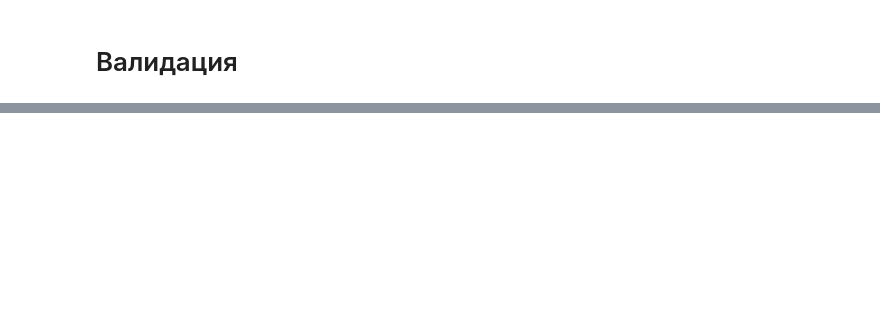
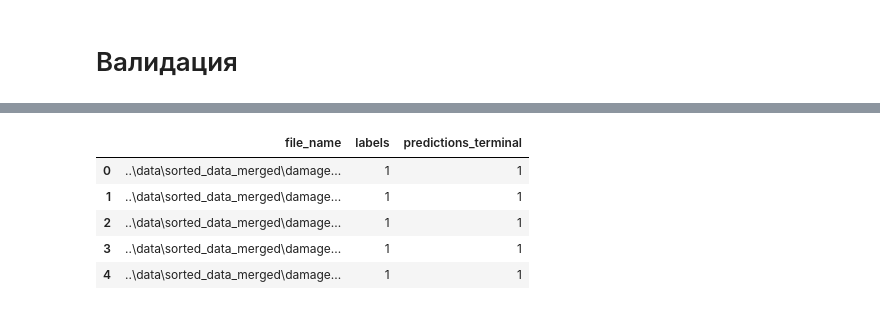
Before and after one commit to DevYourMind/ai_pos_terminal, a Jupyter notebook: terminal_quality_classification/terminal_quality_binary_augms.ipynb, the cells around one changed output, grey strips where cells are left out. Saved outputs shown, nothing was run; the diff lists cells and outputs as text; code cells hidden in the pictures; blank space fills up the shorter version.

```diff
--- a/terminal_quality_classification/terminal_quality_binary_augms.ipynb
+++ b/terminal_quality_classification/terminal_quality_binary_augms.ipynb
@@ -386,0 +385,30 @@ plt.show()
+# %%
+train_dataset = CustomDataset(train_data, target_column='terminal_damaged', transform=train_transforms, filename=True)
+train_dataloader = DataLoader(train_dataset, batch_size=BATCH_SIZE, shuffle=True, num_workers=NUM_WORKERS)
+# %%
+all_labels, all_preds_terminal, all_preds_receipt, filenames = [], [], [], []
+model_terminal.eval()
+for images, labels, filename in tqdm(train_dataloader):
+    images = images.to(device)  # images: batch_size x num_channels x height x width
+
+    logits_terminal = model_terminal(images)  # logits: batch_size x num_classes
+    predictions_terminal = logits_terminal.argmax(dim=1)
+
+    all_labels.append(labels)
+    all_preds_terminal.append(predictions_terminal)
+    filenames.append(filename)
+# %%
+all_preds_terminal = [torch.Tensor.cpu(x).numpy() for x in all_preds_terminal]
+df_val = pd.DataFrame({
+    'file_name': np.hstack(filenames),
+    'labels': np.hstack(all_labels),
+    'predictions_terminal': np.hstack(all_preds_terminal)
+})
+df_val.head()
+# %% [output]
+|  | file_name | labels | predictions_terminal |
+| 0 | ..\data\sorted_data_merged\damage... | 1 | 1 |
+| 1 | ..\data\sorted_data_merged\damage... | 1 | 1 |
+| 2 | ..\data\sorted_data_merged\damage... | 1 | 1 |
+| 3 | ..\data\sorted_data_merged\damage... | 1 | 1 |
+| 4 | ..\data\sorted_data_merged\damage... | 1 | 1 |
```
Also changed, not shown: parts of 21 cells of this notebook, 6 other files.
